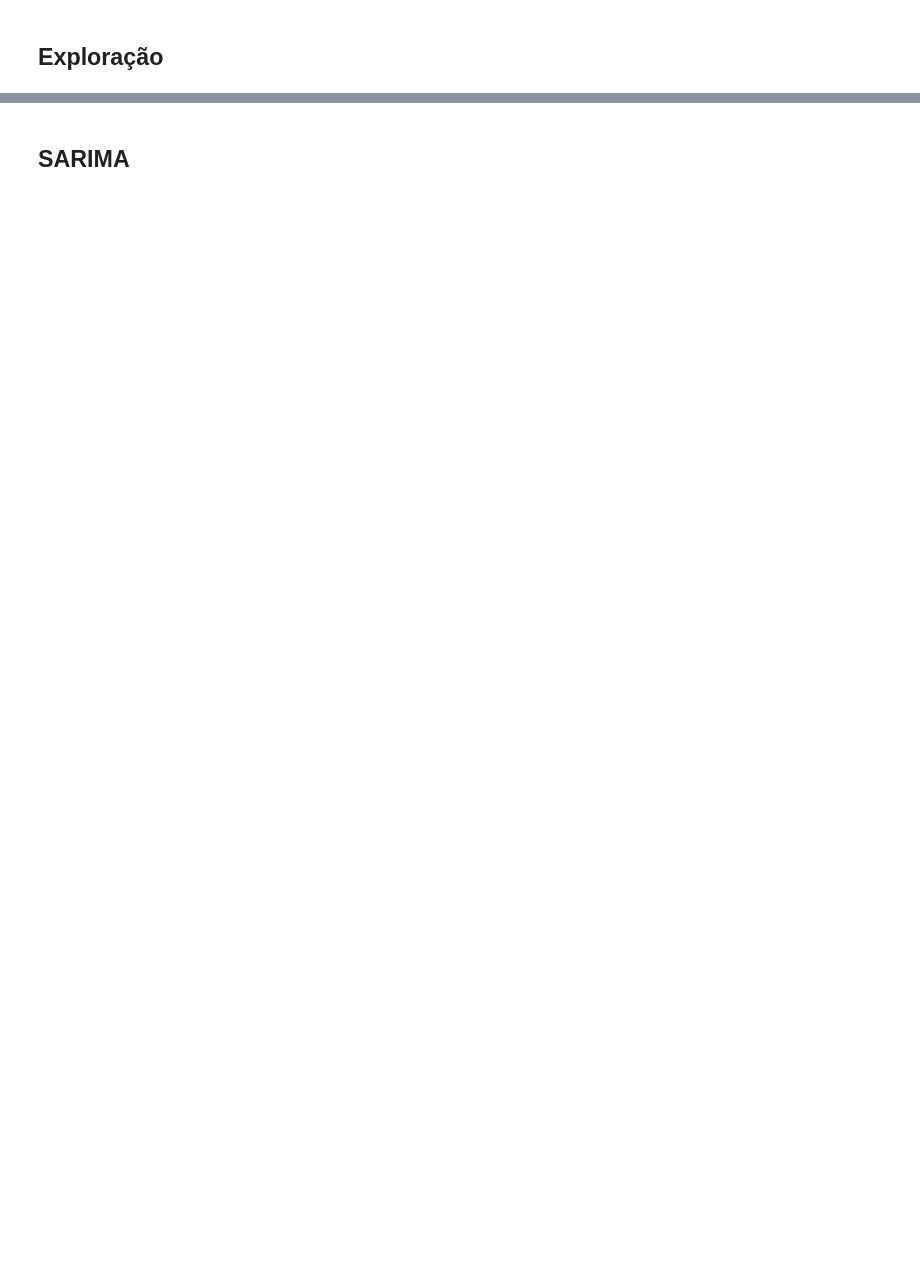
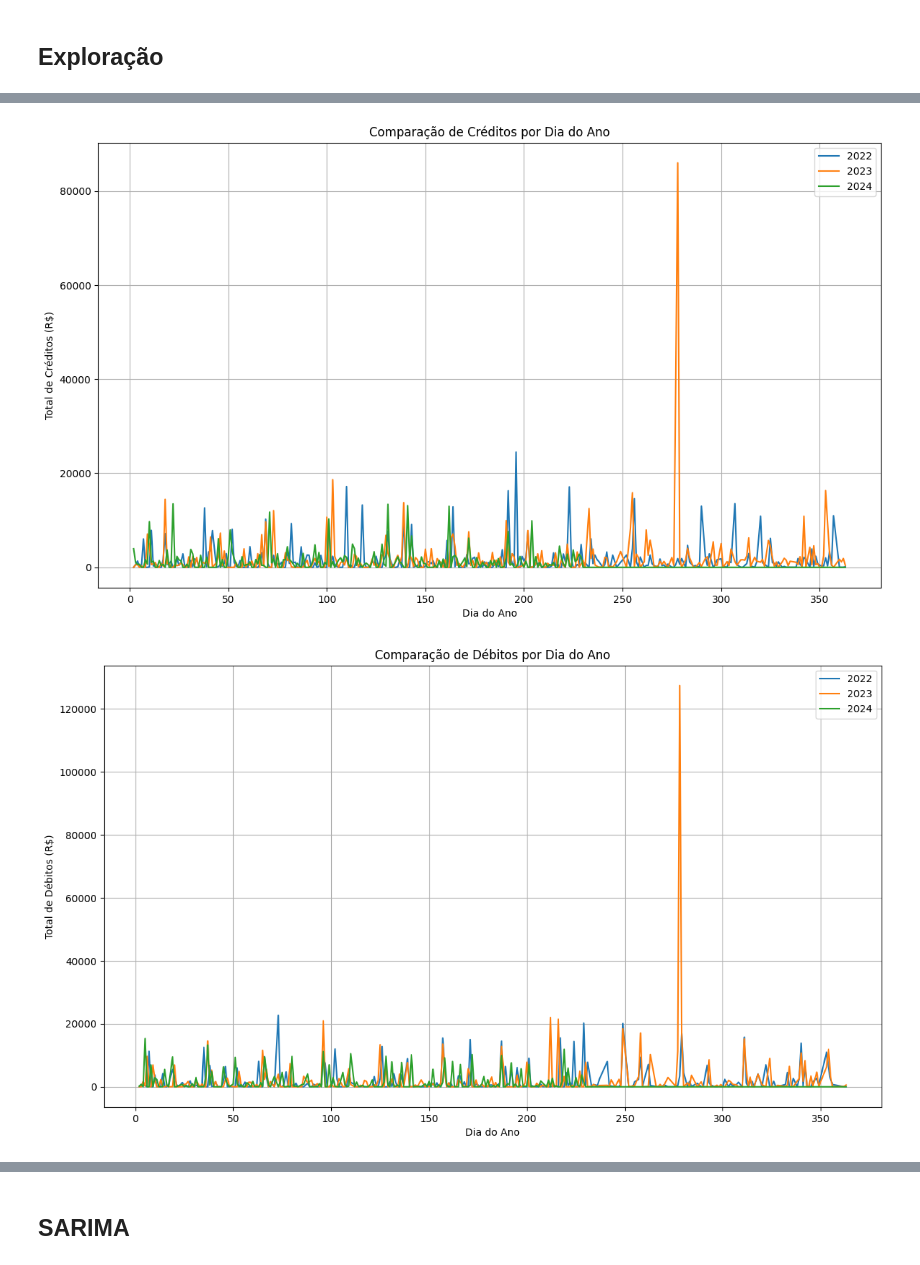
Before and after one commit to pedro-coelho-dr/dash, a Jupyter notebook: exploration/exploration.ipynb, the cells around one changed output, grey strips where cells are left out. Drawn from its saved outputs; the diff is of its cells as text; code cells hidden in the pictures; blank space fills up the shorter version.

```diff
--- a/exploration/exploration.ipynb
+++ b/exploration/exploration.ipynb
@@ -219,0 +134,42 @@ KeyError: 2022
+# %%
+# Certificar-se de que a coluna 'date' é datetime
+df['date'] = pd.to_datetime(df['date'], errors='coerce')
+
+# Criar uma função genérica para adicionar colunas derivadas
+def preparar_dados(data, tipo):
+    subset = data[data['type'] == tipo].copy()
+    subset['day_of_year'] = subset['date'].dt.dayofyear
+    return subset
+
+# Preparar dados de crédito e débito
+credito = preparar_dados(df, 'CREDITO')
+debito = preparar_dados(df, 'DEBITO')
+
+# Função para agrupar e pivotar por dia do ano e ano
+def agrupar_e_pivotar(data, valor_col):
+    agrupados = data.groupby(['day_of_year', 'year'])[valor_col].sum().reset_index()
+    pivotados = agrupados.pivot(index='day_of_year', columns='year', values=valor_col).fillna(0)
+    return pivotados
+
+# Agregar e pivotar dados
+credito_pivot = agrupar_e_pivotar(credito, 'value')
+debito_pivot = agrupar_e_pivotar(debito, 'value')
+
+# Função para plotar dados por ano
+def plotar_por_ano(pivot_data, titulo, ylabel):
+    plt.figure(figsize=(14, 8))
+    for ano in pivot_data.columns:
+        plt.plot(pivot_data.index, pivot_data[ano], label=str(ano))
+    plt.title(titulo)
+    plt.xlabel('Dia do Ano')
+    plt.ylabel(ylabel)
+    plt.legend()
+    plt.grid()
+    plt.show()
+
+# Plotar dados de créditos e débitos
+plotar_por_ano(credito_pivot, 'Comparação de Créditos por Dia do Ano', 'Total de Créditos (R$)')
+plotar_por_ano(debito_pivot, 'Comparação de Débitos por Dia do Ano', 'Total de Débitos (R$)')
+# %% [output]
+[figure, added]
+[figure, added]
```
Also changed, not shown: parts of 25 cells of this notebook, 1 other file.
